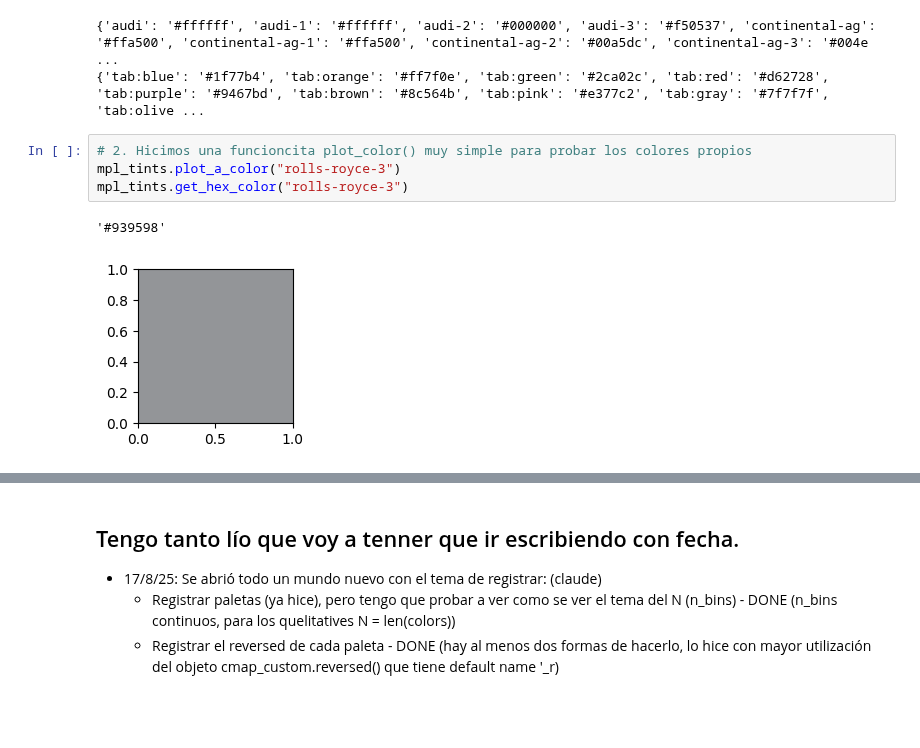
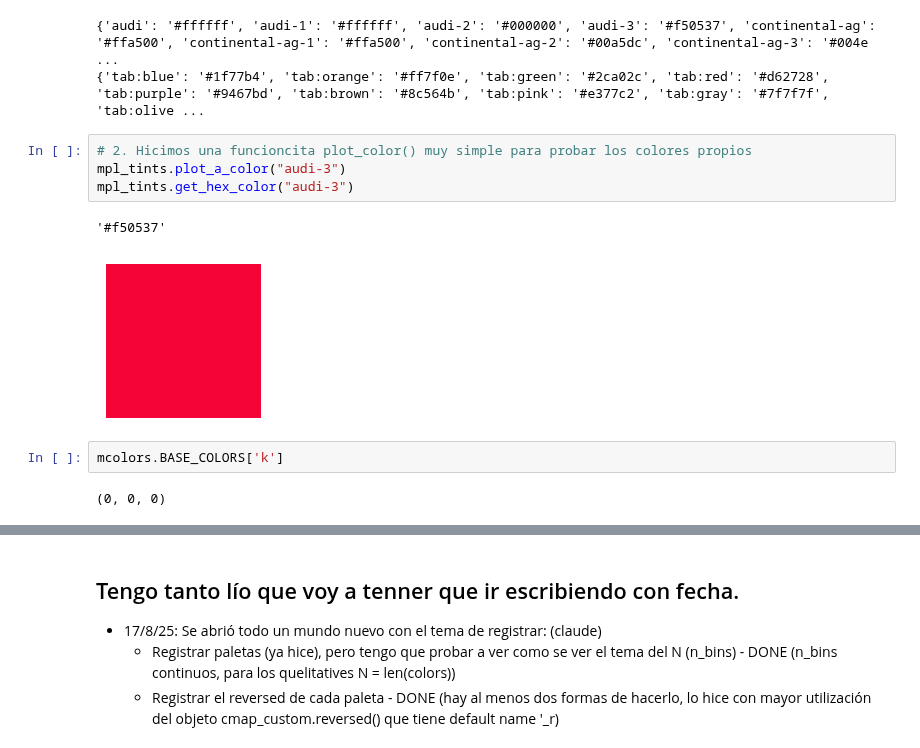
Before and after one commit to jmonti-gh/jm_utils, a Jupyter notebook: dev/mpl_colors.ipynb, the cells around one changed output, grey strips where cells are left out. Saved outputs shown, nothing was run; the diff lists cells and outputs as text; blank space fills up the shorter version.

Commit message:
chore: plot_colors refactor w/own colors see get_hex_color()

```diff
--- a/dev/mpl_colors.ipynb
+++ b/dev/mpl_colors.ipynb
@@ -196,8 +204,12 @@ print(mcolors.TABLEAU_COLORS)
 {'tab:blue': '#1f77b4', 'tab:orange': '#ff7f0e', 'tab:green': '#2ca02c', 'tab:red': '#d62728', 'tab:purple': '#9467bd', 'tab:brown': '#8c564b', 'tab:pink': '#e377c2', 'tab:gray': '#7f7f7f', 'tab:olive ...
 # %%
 # 2. Hicimos una funcioncita plot_color() muy simple para probar los colores propios
-mpl_tints.plot_a_color("rolls-royce-3")
-mpl_tints.get_hex_color("rolls-royce-3")
+mpl_tints.plot_a_color("audi-3")
+mpl_tints.get_hex_color("audi-3")
 # %% [output]
-'#939598'
+'#f50537'
-[figure, old version]
+[figure, new version]
+# %%
+mcolors.BASE_COLORS['k']
+# %% [output]
+(0, 0, 0)
```
Also changed, not shown: parts of 6 cells of this notebook, 1 other file.
